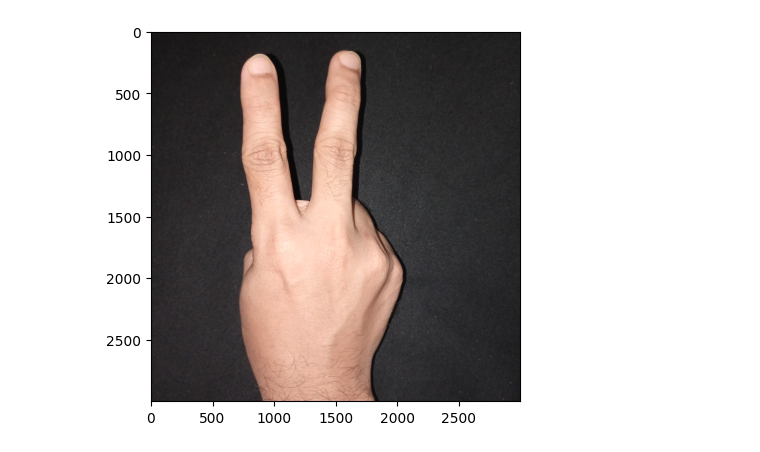
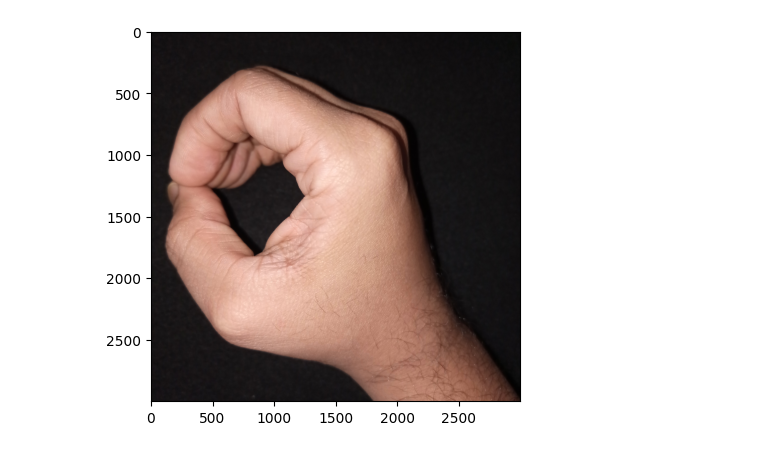
Before and after one commit to S-K-Sami/AI-Project-Laeeb, a Jupyter notebook: prep.ipynb, the cells around one changed output. Saved outputs shown, nothing was run; the diff lists cells and outputs as text; code cells hidden in the pictures.

Commit message:
Manual test cont.

```diff
--- a/prep.ipynb
+++ b/prep.ipynb
@@ -8,7 +5,10 @@ import imutils
+# %%
+test_pic_path = "./demo_data/img/0/01.jpg";
+test_mask_path = "./demo_data/mask/0/01.jpg";
 # %%
 # simg = cv2.imread("mytest.jpg");
-simg = cv2.imread("./demo_data/img/2/01.jpg");
+simg = cv2.imread(test_pic_path);
 plt.imshow(simg[:, :, ::-1], cmap="gray");
 # %% [output]
-[figure, old version]
+[figure, new version]
 # %%
```
Also changed, not shown: parts of 6 cells of this notebook, 9 other files.
